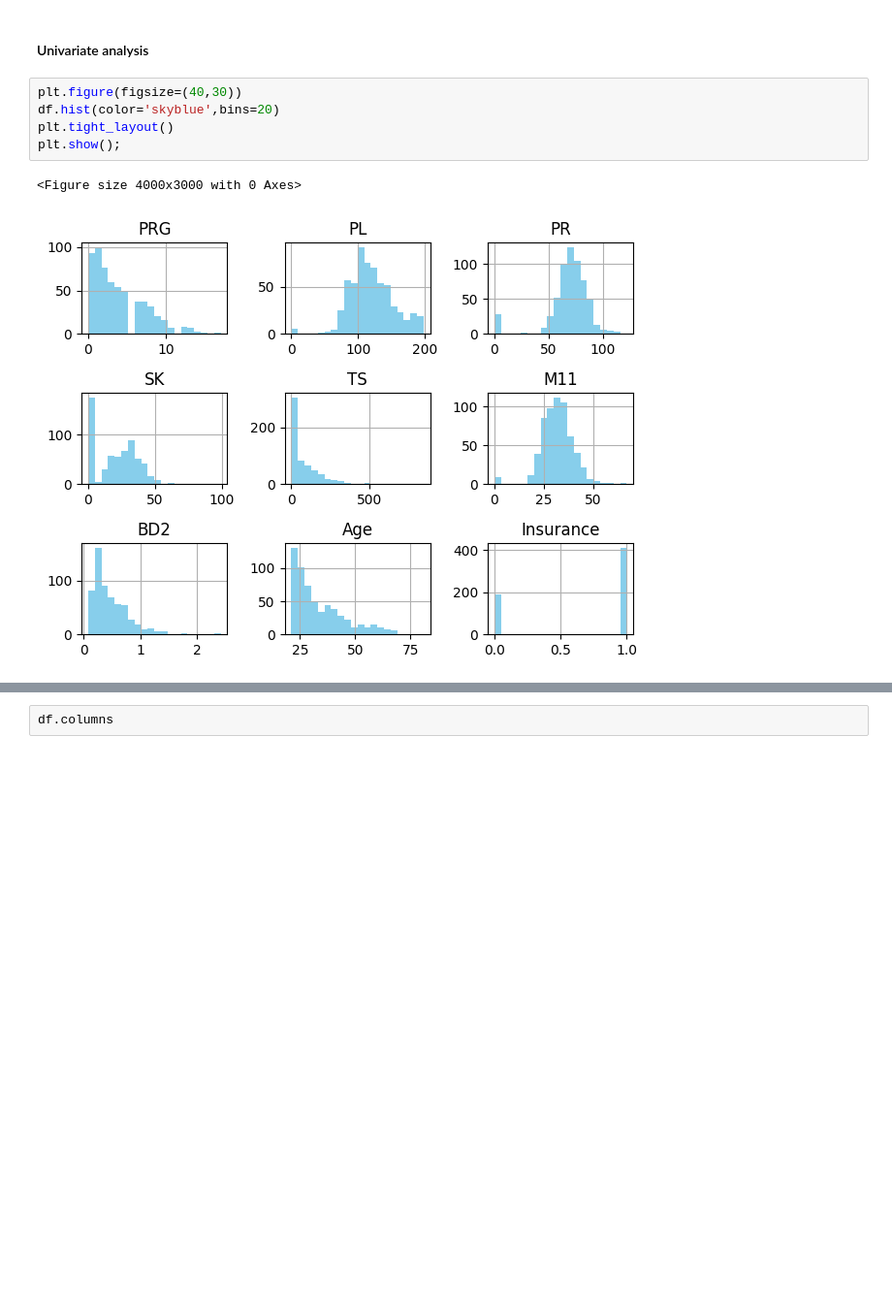
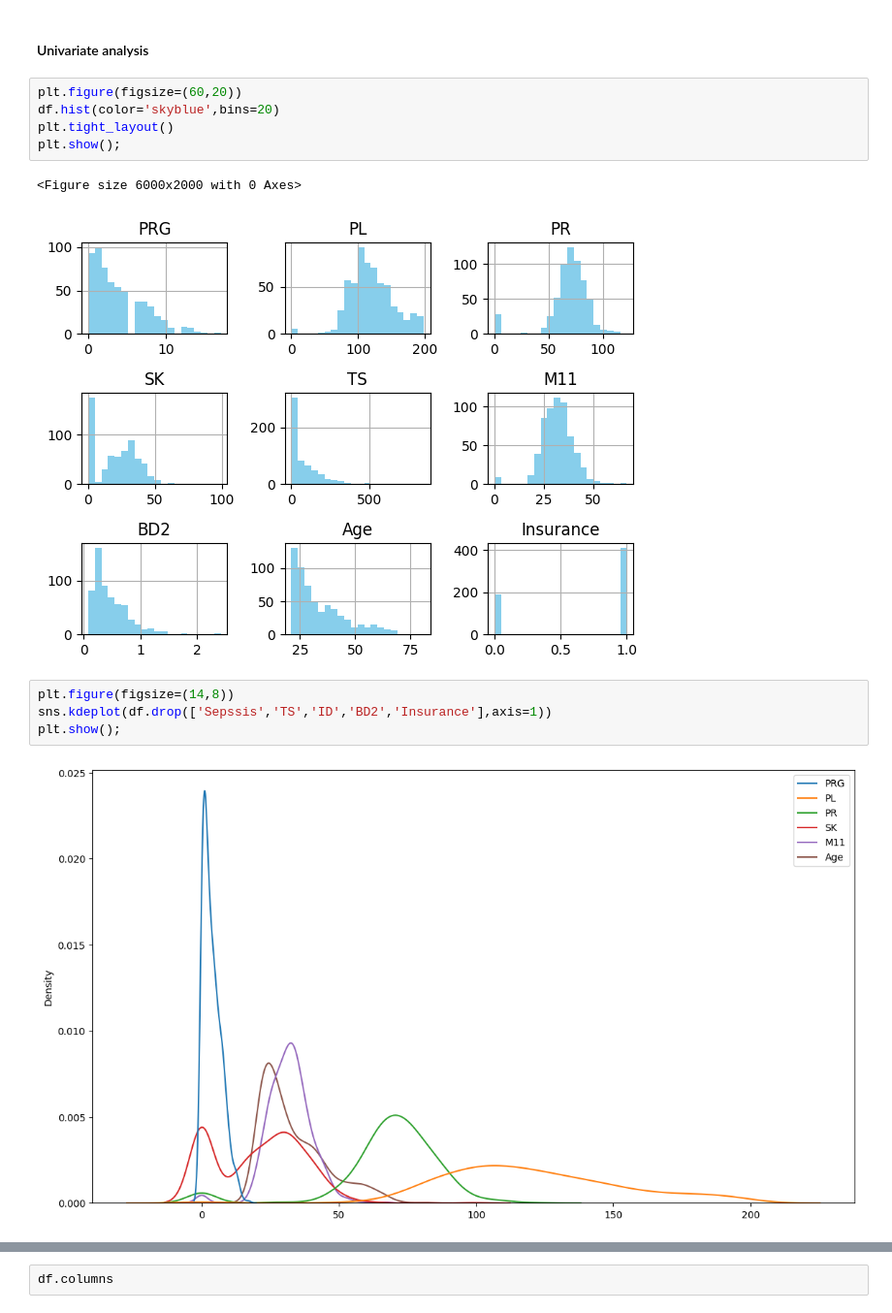
Before and after one commit to qochieng/Career_Accelerator_P5-ML_API, a Jupyter notebook: api.ipynb, the cells around one changed output, grey strips where cells are left out. Shown at 97% size. Cells and saved outputs as stored; diff of their text form; blank space fills up the shorter version.

```diff
--- a/api.ipynb
+++ b/api.ipynb
@@ -141,10 +193,16 @@ df.describe().T
 # %% [markdown]
 #### Univariate analysis
 # %%
-plt.figure(figsize=(40,30))
+plt.figure(figsize=(60,20))
 df.hist(color='skyblue',bins=20)
 plt.tight_layout()
 plt.show();
 # %% [output]
-<Figure size 4000x3000 with 0 Axes>
+<Figure size 6000x2000 with 0 Axes>
 [figure]
+# %%
+plt.figure(figsize=(14,8))
+sns.kdeplot(df.drop(['Sepssis','TS','ID','BD2','Insurance'],axis=1))
+plt.show();
+# %% [output]
+[figure, added]
```
Also changed, not shown: parts of 79 cells of this notebook, 5 other files.
